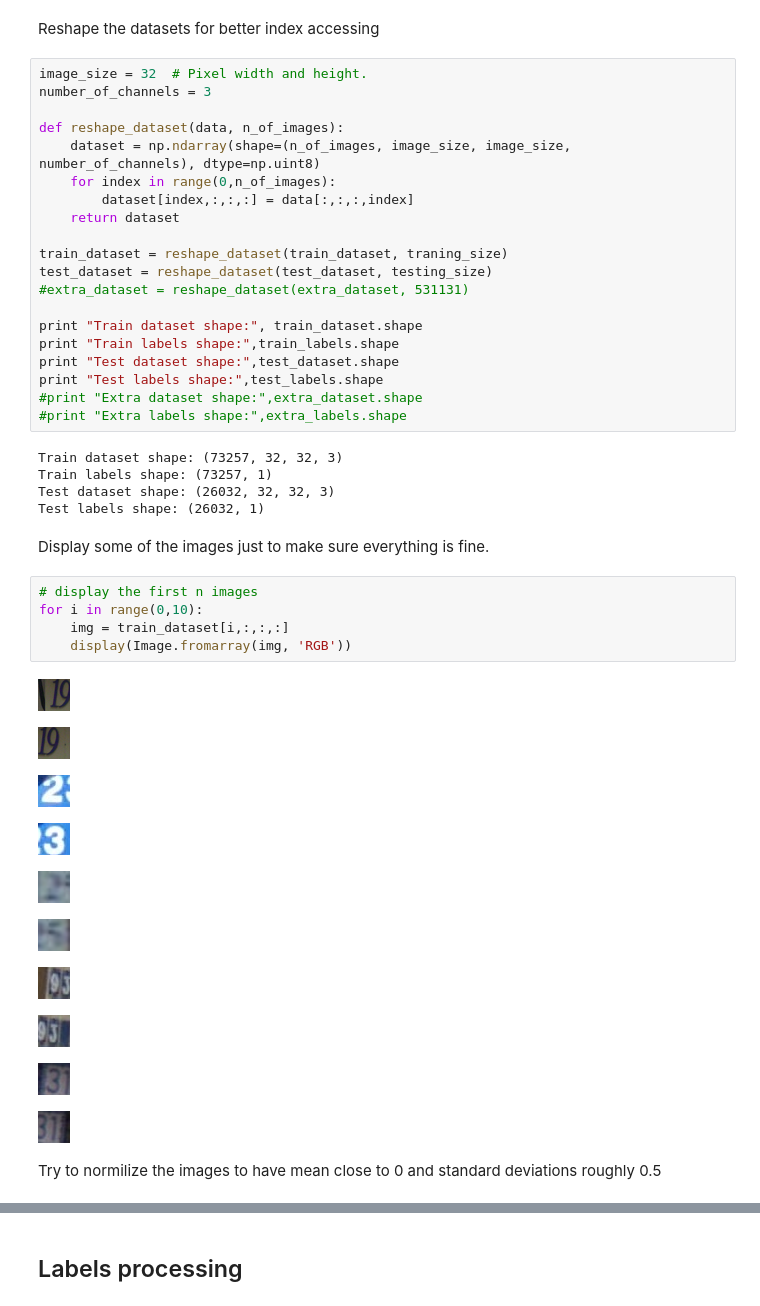
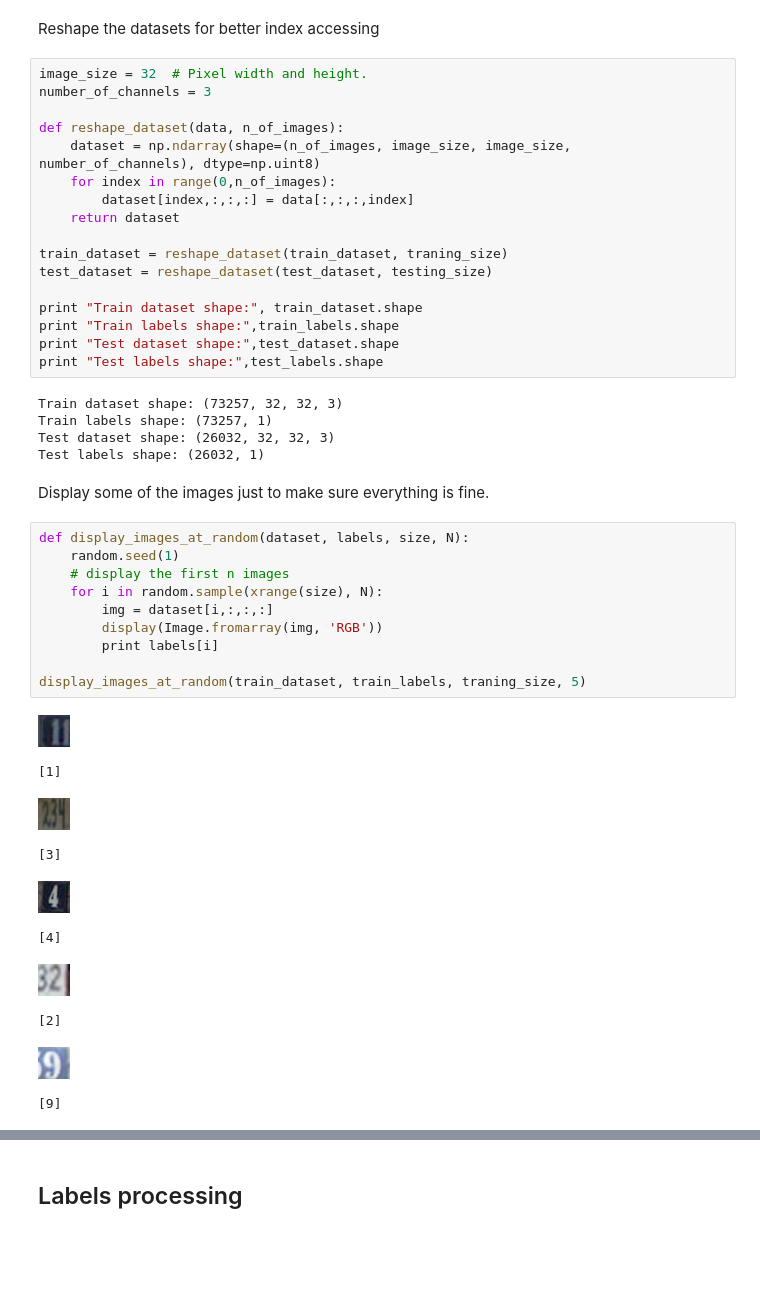
Before and after one commit to thalles753/machine-learning, a Jupyter notebook: projects/capstone/my_project/image_segmentation_recognizer.ipynb, the cells around one changed output, grey strips where cells are left out. Cells and saved outputs as stored; diff of their text form; blank space fills up the shorter version.

```diff
--- a/projects/capstone/my_project/image_segmentation_recognizer.ipynb
+++ b/projects/capstone/my_project/image_segmentation_recognizer.ipynb
@@ -82,14 +79,11 @@ def reshape_dataset(data, n_of_images):
 
 train_dataset = reshape_dataset(train_dataset, traning_size)
 test_dataset = reshape_dataset(test_dataset, testing_size)
-#extra_dataset = reshape_dataset(extra_dataset, 531131)
 
 print "Train dataset shape:", train_dataset.shape
 print "Train labels shape:",train_labels.shape
 print "Test dataset shape:",test_dataset.shape
 print "Test labels shape:",test_labels.shape
-#print "Extra dataset shape:",extra_dataset.shape
-#print "Extra labels shape:",extra_labels.shape
 # %% [output]
 Train dataset shape: (73257, 32, 32, 3)
 Train labels shape: (73257, 1)
@@ -98,20 +92,23 @@ Test labels shape: (26032, 1)
 # %% [markdown]
 Display some of the images just to make sure everything is fine.
 # %%
-# display the first n images
-for i in range(0,10):
-    img = train_dataset[i,:,:,:]
-    display(Image.fromarray(img, 'RGB'))
+def display_images_at_random(dataset, labels, size, N):
+    random.seed(1)
+    # display the first n images
+    for i in random.sample(xrange(size), N):
+        img = dataset[i,:,:,:]
+        display(Image.fromarray(img, 'RGB'))
+        print labels[i]
+
+display_images_at_random(train_dataset, train_labels, traning_size, 5)
 # %% [output]
-[figure, old version]
+[figure, new version]
+[1]
-[figure, old version]
+[figure, new version]
+[3]
-[figure, old version]
+[figure, new version]
+[4]
-[figure, old version]
+[figure, new version]
+[2]
-[figure, old version]
+[figure, new version]
-[figure, removed]
-[figure, removed]
-[figure, removed]
-[figure, removed]
-[figure, removed]
+[9]
-# %% [markdown]
-Try to normilize the images to have mean close to 0 and standard deviations roughly 0.5
```
Also changed, not shown: parts of 42 cells of this notebook.
